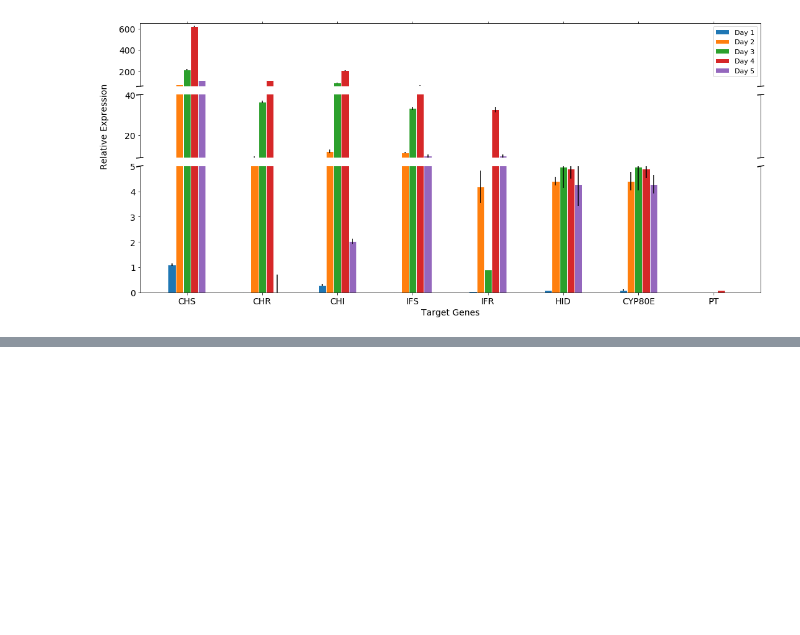
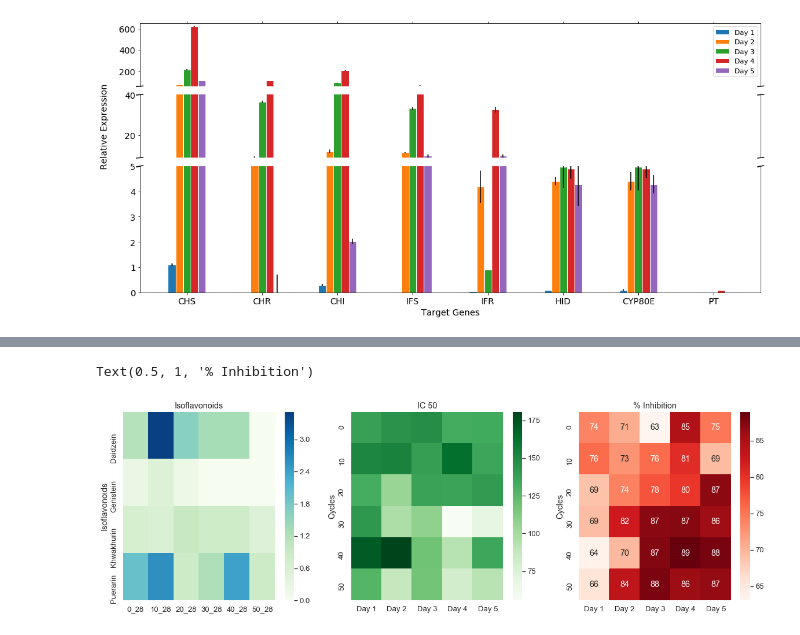
Before and after one commit to chauhan-akash/data_exploration_python, a Jupyter notebook: 03_broken_axis_plots_heatmaps.ipynb, the cells around one changed output, grey strips where cells are left out. Saved outputs shown, nothing was run; the diff lists cells and outputs as text; code cells hidden in the pictures; blank space fills up the shorter version.

Commit message:
update with heatmaps - Apr 18 2021

```diff
--- a/03_broken_axis_plots.ipynb
+++ b/03_broken_axis_plots_heatmaps.ipynb
@@ -329,0 +336,12 @@ plot_broken_axes("set6_data", 60, 650, 9, 40, 0, 5)
+# %%
+# get the data 1
+hm_data = pd.read_csv("data/heatmap_data_28.csv")
+hm_data = hm_data.set_index('Isoflavonoids')
+
+# get the data 2
+hm_data1 = pd.read_csv("data/ic50.csv")
+hm_data1 = hm_data1.set_index('Cycles')
+
+# get the data 3
+hm_data2 = pd.read_csv("data/inhibition_pct.csv")
+hm_data2 = hm_data2.set_index('Cycles')
@@ -329,0 +377,16 @@ plot_broken_axes("set6_data", 60, 650, 9, 40, 0, 5)
+# %%
+# plot the heat maps
+sns.set(style='darkgrid', font_scale=1.2)
+f, ax = plt.subplots(1,3, figsize=(20,6))
+
+# plot using different pallettes
+ax1 = sns.heatmap(hm_data, annot=False, cmap='GnBu', ax=ax[0])
+ax2 = sns.heatmap(hm_data1, annot=False, cmap='Greens', ax=ax[1])
+ax3 = sns.heatmap(hm_data2, annot=True, cmap='Reds', ax=ax[2])
+
+ax1.set_title("Isoflavonoids")
+ax2.set_title("IC 50")
+ax3.set_title("% Inhibition")
+# %% [output]
+Text(0.5, 1, '% Inhibition')
+[figure, added]
```
Also changed, not shown: parts of 6 cells of this notebook, 4 other files.
